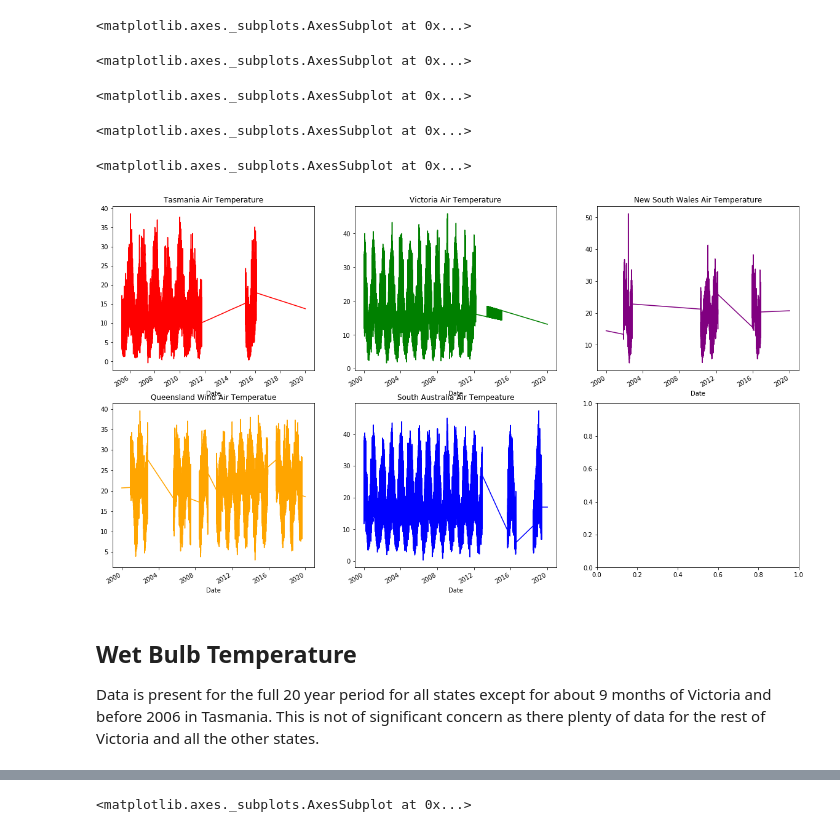
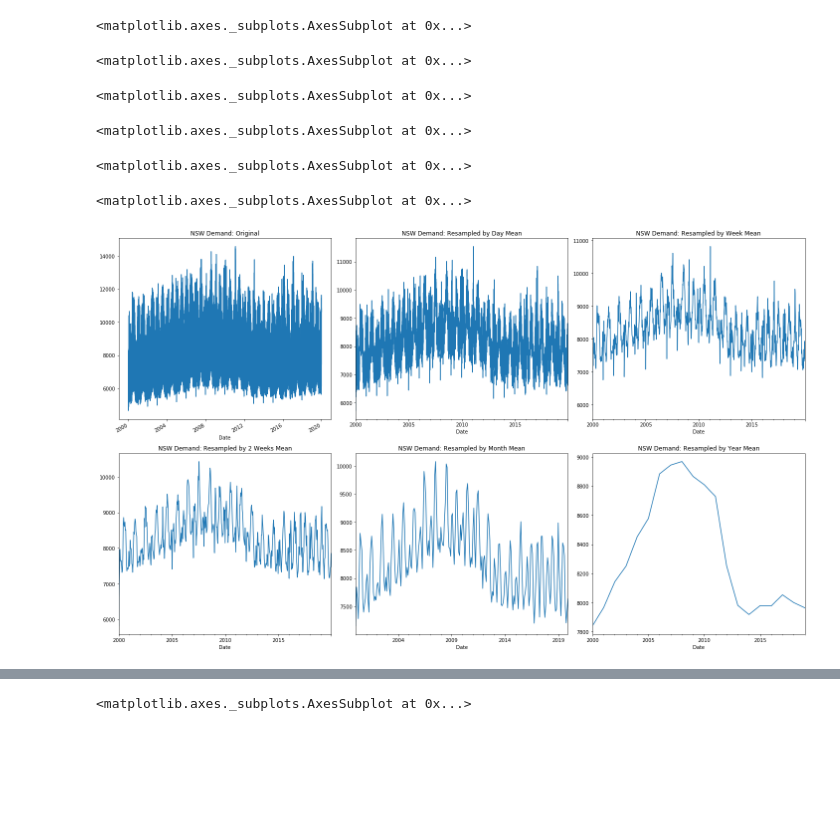
Before and after one commit to KamWithK/Temp2Enrgy, a Jupyter notebook: src/Graphs and Stats.ipynb, the cells around one changed output, grey strips where cells are left out. Cells and saved outputs as stored; diff of their text form; code cells hidden in the pictures; blank space fills up the shorter version.

```diff
--- a/src/Graphs and Stats.ipynb
+++ b/src/Graphs and Stats.ipynb
@@ -118,19 +53,17 @@ This makes the data insufficient for our purposes.
 # %%
-fig, axes = plt.subplots(nrows=2, ncols=3, figsize=(20, 12))
+fig, axes = plt.subplots(nrows=2, ncols=3, figsize=(20, 12), tight_layout=True)
 
-data.groupby("Region").get_group("TAS")["AirTemperature"]["2000":"2019"].plot(color= "red",title="Tasmania Air Temperature",ax=axes[0,0])
-data.groupby("Region").get_group("VIC")["AirTemperature"]["2000":"2019"].plot(color= "green",title="Victoria Air Temperature",ax=axes[0,1])
-data.groupby("Region").get_group("NSW")["AirTemperature"]["2000":"2019"].plot(color= "purple",title="New South Wales Air Temperature",ax=axes[0,2])
-data.groupby("Region").get_group("QLD")["AirTemperature"]["2000":"2019"].plot(color= "orange",title="Queensland Wind Air Temperatue",ax=axes[1,0])
-data.groupby("Region").get_group("SA")["AirTemperature"]["2000":"2019"].plot(color= "blue",title="South Australia Air Tempeature",ax=axes[1,1])
+data.groupby("Region").get_group("NSW")["TotalDemand"]["2000":"2019"].plot(title="NSW Demand: Original",ax=axes[0,0])
+data.groupby("Region").resample("D").mean()["TotalDemand"]["NSW"]["2000":"2019"].plot(title="NSW Demand: Resampled by Day Mean",ax=axes[0,1])
+data.groupby("Region").resample("W").mean()["TotalDemand"]["NSW"]["2000":"2019"].plot(title="NSW Demand: Resampled by Week Mean",ax=axes[0,2])
+data.groupby("Region").resample("2W").mean()["TotalDemand"]["NSW"]["2000":"2019"].plot(title="NSW Demand: Resampled by 2 Weeks Mean",ax=axes[1,0])
+data.groupby("Region").resample("M").mean()["TotalDemand"]["NSW"]["2000":"2019"].plot(title="NSW Demand: Resampled by Month Mean",ax=axes[1,1])
+data.groupby("Region").resample("Y").mean()["TotalDemand"]["NSW"]["2000":"2019"].plot(title="NSW Demand: Resampled by Year Mean",ax=axes[1,2])
 # %% [output]
 <matplotlib.axes._subplots.AxesSubplot at 0x...>
 <matplotlib.axes._subplots.AxesSubplot at 0x...>
 <matplotlib.axes._subplots.AxesSubplot at 0x...>
 <matplotlib.axes._subplots.AxesSubplot at 0x...>
 <matplotlib.axes._subplots.AxesSubplot at 0x...>
+<matplotlib.axes._subplots.AxesSubplot at 0x...>
-[figure, old version]
+[figure, new version]
-# %% [markdown]
-## Wet Bulb Temperature
-Data is present for the full 20 year period for all states except for about 9 months of Victoria and before 2006 in Tasmania.
-This is not of significant concern as there plenty of data for the rest of Victoria and all the other states.
```
Also changed, not shown: parts of 27 cells of this notebook, 3 other files.
